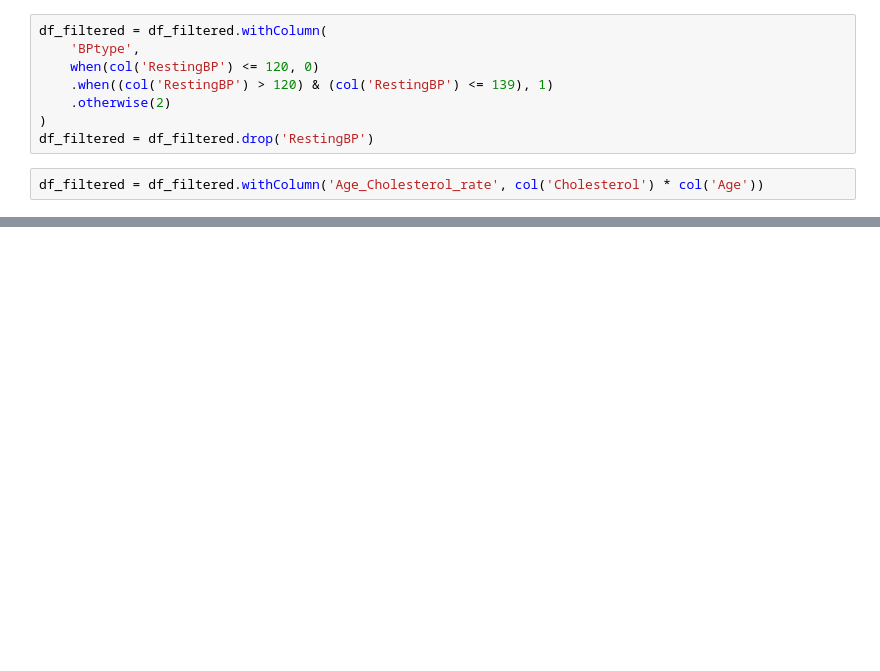
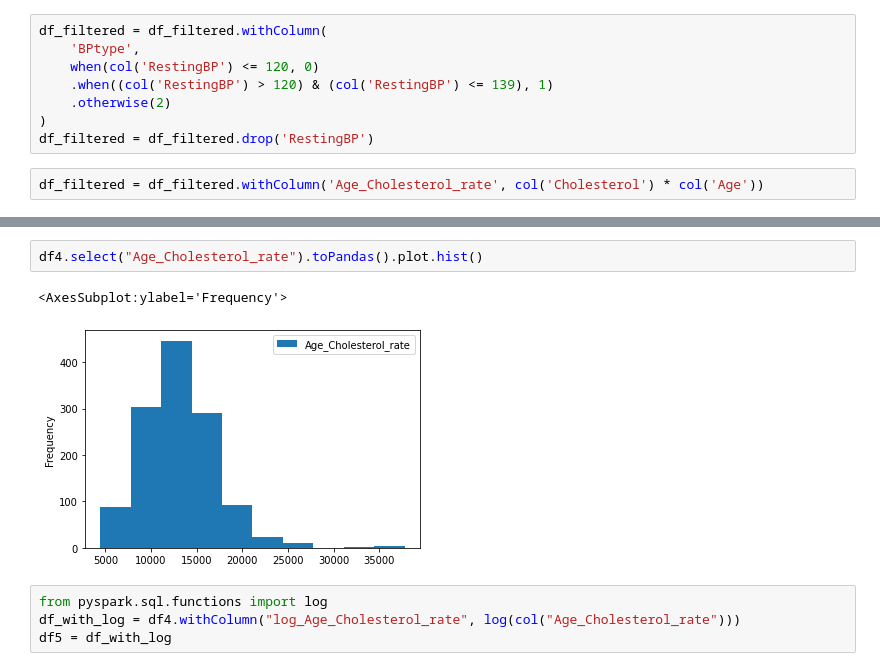
Before and after one commit to QinzhengSun/Iteration4, a Jupyter notebook: Iteration4PySpark.ipynb, the cells around one changed output, grey strips where cells are left out. Saved outputs shown, nothing was run; the diff lists cells and outputs as text; blank space fills up the shorter version.

```diff
--- a/Iteration4PySpark.ipynb
+++ b/Iteration4PySpark.ipynb
@@ -268,0 +391,9 @@ only showing top 20 rows
+# %%
+df4.select("Age_Cholesterol_rate").toPandas().plot.hist()
+# %% [output]
+<AxesSubplot:ylabel='Frequency'>
+[figure, added]
+# %%
+from pyspark.sql.functions import log
+df_with_log = df4.withColumn("log_Age_Cholesterol_rate", log(col("Age_Cholesterol_rate")))
+df5 = df_with_log
```
Also changed, not shown: parts of 16 cells of this notebook.
